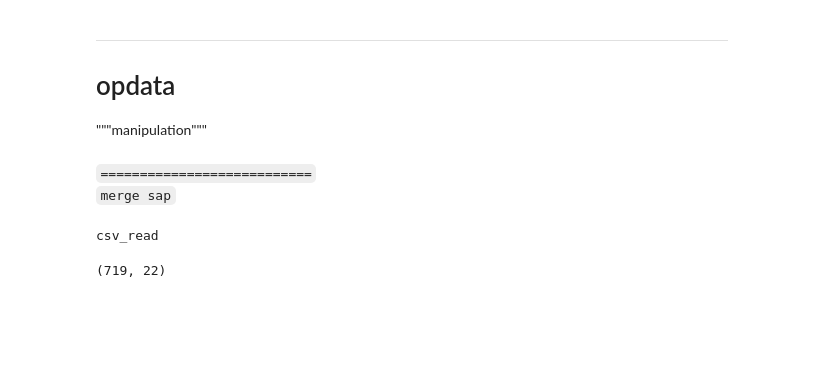
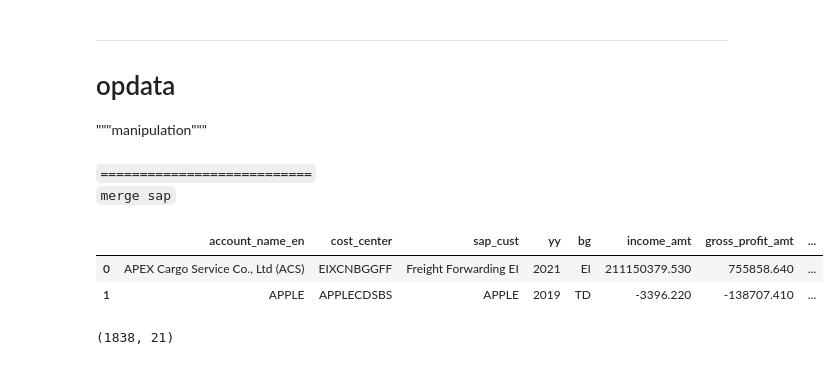
Before and after one commit to fyenne/play8_paint, a Jupyter notebook: pred.ipynb, the cells around one changed output. Saved outputs shown, nothing was run; the diff lists cells and outputs as text; code cells hidden in the pictures; blank space fills up the shorter version.

```diff
--- a/pred.ipynb
+++ b/pred.ipynb
@@ -369,24 +363,56 @@ del list
 `===========================`
 <br>
 `merge sap`
+# %%
+"""
+~sap~
+"""
+def load_data_sap():
+    df = sap_fina.copy()
+    df = df.rename({'prctr': 'cost_center'}, axis =1 )
+    return df
+
+sap_fina = load_data_sap()
+
+# sap = to_cust_level(sap_fina, 'yrmon', \
+#     cost_center = set,
+#     income_amt = sum,
+#     gross_profit_amt = sum,
+#     human_cost_amt = sum,
+#     service_outsourcing_amt = sum,
+#     labor_service_outsourcing_amt = sum
+
+#     ).reset_index()
+
+# sap = sap.rename({'yrmon':'mont_code'}, axis =1 )
+# sap['lb_cost'] = sap.iloc[:, -3:].sum(axis = 1)
+# sap.head(3)
+sap_fina = sap_fina.rename({'yrmon':'mont_code'}, axis =1 )
+sap = sap_fina
+sap['cc_mapper'] = sap['cost_center'].str.slice(0,10)
+sap = sap.merge(cc, on = 'cc_mapper', how = 'inner')
+sap['bg'] = sap['bg'].replace('香港', 'HK')
+sap = sap.merge(rel2.drop(['bca', 'five_cc'], axis = 1).drop_duplicates(), left_on='cost_center', right_on='cc_in_ou', how = 'inner')
 # %%
 """
 多行op 匹配单行的sap
 时间节点要用 actual go live 的yr. 对应当月的sap财务状况.
+cc level modified
 """
 sap['mont_code'] = sap['mont_code'].astype(int)
-sap['cost_center'] = [','.join(i) for i in sap['cost_center']]
+# sap['cost_center'] = [','.join(i) for i in sap['cost_center']]
 
-sap = sap.groupby(['account_name_en', 'sap_cust', 'mont_code']).agg(
+sap = sap.groupby(['account_name_en', 'cost_center', 'sap_cust', 'yy', 'bg']).agg(
     {
-        'cost_center': set,
+        # 'cost_center': set,
         'income_amt': sum,
         'gross_profit_amt': sum,
         'human_cost_amt': sum,
         'service_outsourcing_amt': sum,
         'labor_service_outsourcing_amt': sum,
-        'lb_cost': sum
+        # 'lb_cost': sum
     }
 ).reset_index()
 
-sap['cost_center'] = [','.join(i) for i in sap['cost_center']]
+# sap['cost_center'] = [','.join(i) for i in sap['cost_center']]
+sap['mont_code'] = sap['yy']
@@ -395,9 +418,0 @@ from fyenn_class import pd_loaddata
-# %%
-cc = pd_loaddata.pd_excel('./data_down/DSC成本中心_Complete', 0)
-cc = cc.iloc[1:, [4,12]]
-cc.columns = ['bg', 'cc_mapper']
-cc['bg'] = cc['bg'].str.extract('(\w+$)')
-sap['cc_mapper'] = sap['cost_center'].str.slice(0,10)
-sap = sap.merge(cc, on = 'cc_mapper', how = 'inner')
-# %% [output]
-csv_read
@@ -403,0 +421,6 @@ csv_read
+# %%
+sap.head(2)
+# %% [output]
+|  | account_name_en | cost_center | sap_cust | yy | bg | income_amt | gross_profit_amt | ... |
+| 0 | APEX Cargo Service Co., Ltd (ACS) | EIXCNBGGFF | Freight Forwarding EI | 2021 | EI | 211150379.530 | 755858.640 | ... |
+| 1 | APPLE | APPLECDSBS | APPLE | 2019 | TD | -3396.220 | -138707.410 | ... |
@@ -407,9 +436,7 @@ csv_read
 
 # merge prepared
 op_sap = op_all.merge(
-    sap, on = ['account_name_en', 'mont_code', 'bg'], how = 'right'
-    ).sort_values(['account_name_en', 'mont_code']);op_sap.shape
-op_sap['gp_est_over_real'] = op_sap['annual_average_gross_profit'] / op_sap['gross_profit_amt']
-op_sap['rev_est_over_real'] = op_sap['annual_average_revenue'] / op_sap['income_amt']
+    sap, on = ['account_name_en', 'mont_code', 'bg', 'cost_center'], how = 'right'
+    ).sort_values(['account_name_en','cost_center', 'mont_code']);op_sap.shape
 # %% [output]
-(719, 22)
+(1838, 21)
```
Also changed, not shown: parts of 48 cells of this notebook, 1 other file.
